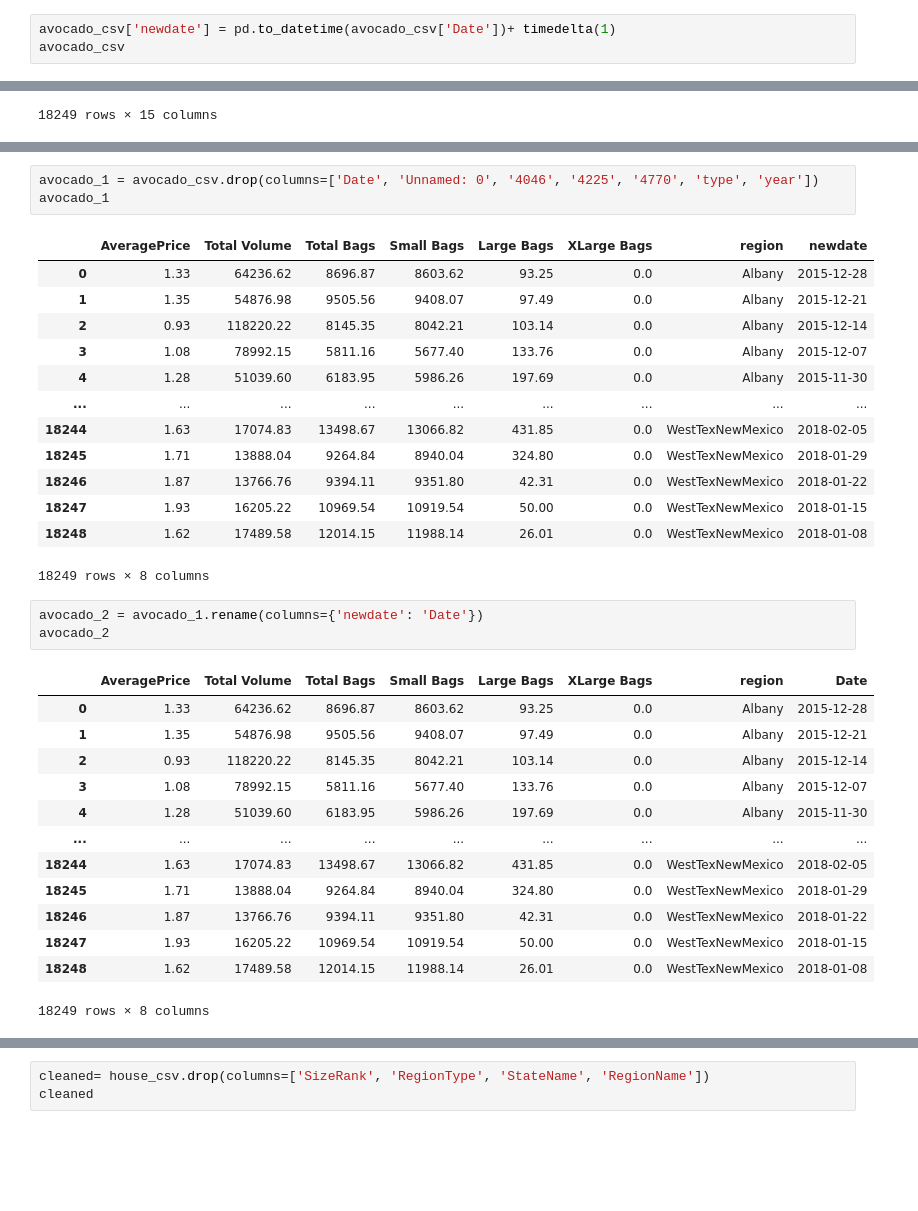
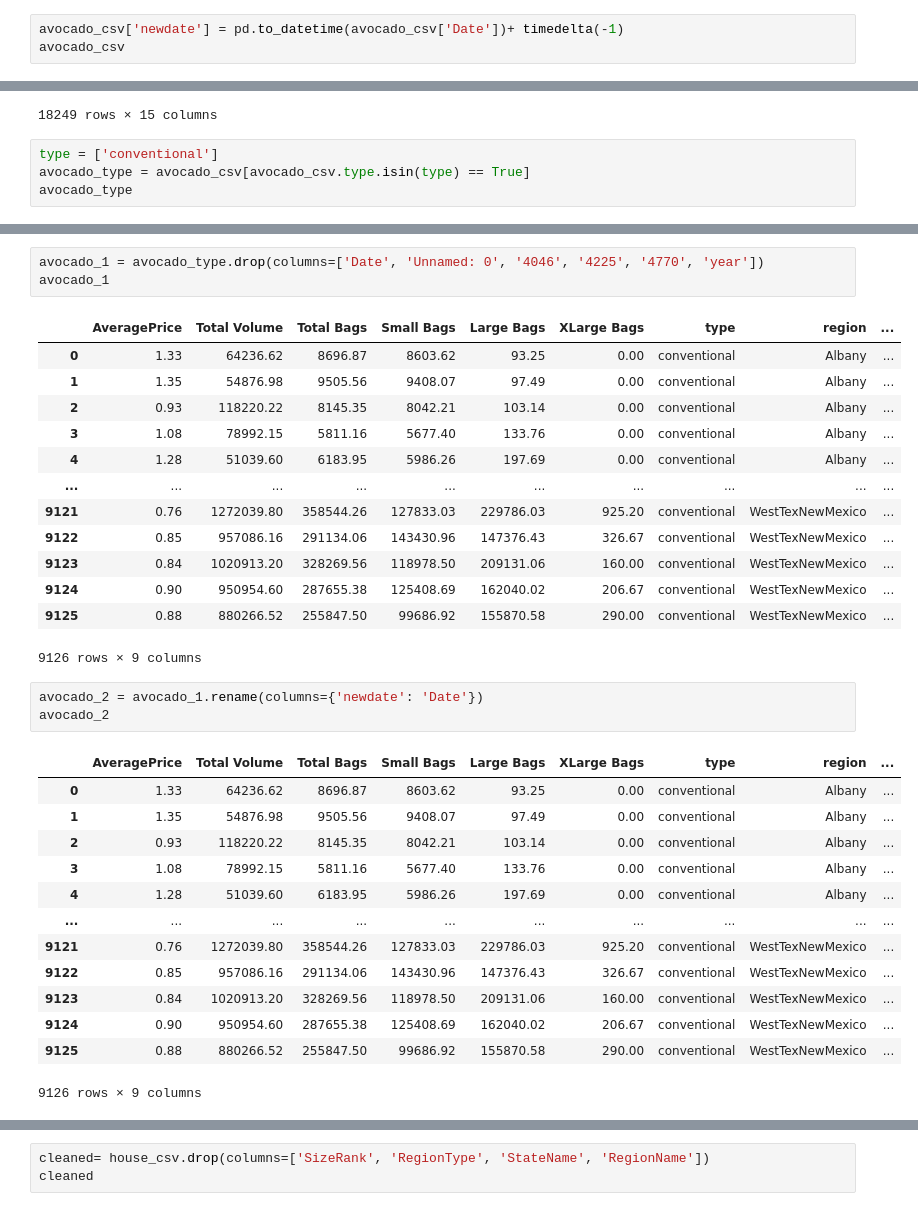
Before and after one commit to reiderwin/project2, a Jupyter notebook: Untitled.ipynb, the cells around one changed output, grey strips where cells are left out. Saved outputs shown, nothing was run; the diff lists cells and outputs as text; blank space fills up the shorter version.

```diff
--- a/Untitled.ipynb
+++ b/Untitled.ipynb
@@ -52,7 +52,7 @@ avocado_csv
 | 18248 | 11 | 2018-01-07 | 1.62 | 17489.58 | 2894.77 | 2356.13 | 224.53 | 12014.15 | 11988.14 | ... |
 18249 rows × 14 columns
 # %%
-avocado_csv['newdate'] = pd.to_datetime(avocado_csv['Date'])+ timedelta(1)
+avocado_csv['newdate'] = pd.to_datetime(avocado_csv['Date'])+ timedelta(-1)
 avocado_csv
 # %% [output]
 |  | Unnamed: 0 | Date | AveragePrice | Total Volume | 4046 | 4225 | 4770 | Total Bags | Small Bags | ... |
@@ -68,3 +68,7 @@ avocado_csv
 | 18247 | 10 | 2018-01-14 | 1.93 | 16205.22 | 1527.63 | 2981.04 | 727.01 | 10969.54 | 10919.54 | ... |
 | 18248 | 11 | 2018-01-07 | 1.62 | 17489.58 | 2894.77 | 2356.13 | 224.53 | 12014.15 | 11988.14 | ... |
 18249 rows × 15 columns
+# %%
+type = ['conventional']
+avocado_type = avocado_csv[avocado_csv.type.isin(type) == True]
+avocado_type
@@ -71,37 +89,37 @@ avocado_csv
 # %%
-avocado_1 = avocado_csv.drop(columns=['Date', 'Unnamed: 0', '4046', '4225', '4770', 'type', 'year'])
+avocado_1 = avocado_type.drop(columns=['Date', 'Unnamed: 0', '4046', '4225', '4770', 'year'])
 avocado_1
 # %% [output]
-|  | AveragePrice | Total Volume | Total Bags | Small Bags | Large Bags | XLarge Bags | region | newdate |
-| 0 | 1.33 | 64236.62 | 8696.87 | 8603.62 | 93.25 | 0.0 | Albany | 2015-12-28 |
-| 1 | 1.35 | 54876.98 | 9505.56 | 9408.07 | 97.49 | 0.0 | Albany | 2015-12-21 |
-| 2 | 0.93 | 118220.22 | 8145.35 | 8042.21 | 103.14 | 0.0 | Albany | 2015-12-14 |
-| 3 | 1.08 | 78992.15 | 5811.16 | 5677.40 | 133.76 | 0.0 | Albany | 2015-12-07 |
-| 4 | 1.28 | 51039.60 | 6183.95 | 5986.26 | 197.69 | 0.0 | Albany | 2015-11-30 |
-| ... | ... | ... | ... | ... | ... | ... | ... | ... |
-| 18244 | 1.63 | 17074.83 | 13498.67 | 13066.82 | 431.85 | 0.0 | WestTexNewMexico | 2018-02-05 |
-| 18245 | 1.71 | 13888.04 | 9264.84 | 8940.04 | 324.80 | 0.0 | WestTexNewMexico | 2018-01-29 |
-| 18246 | 1.87 | 13766.76 | 9394.11 | 9351.80 | 42.31 | 0.0 | WestTexNewMexico | 2018-01-22 |
-| 18247 | 1.93 | 16205.22 | 10969.54 | 10919.54 | 50.00 | 0.0 | WestTexNewMexico | 2018-01-15 |
-| 18248 | 1.62 | 17489.58 | 12014.15 | 11988.14 | 26.01 | 0.0 | WestTexNewMexico | 2018-01-08 |
+|  | AveragePrice | Total Volume | Total Bags | Small Bags | Large Bags | XLarge Bags | type | region | ... |
+| 0 | 1.33 | 64236.62 | 8696.87 | 8603.62 | 93.25 | 0.00 | conventional | Albany | ... |
+| 1 | 1.35 | 54876.98 | 9505.56 | 9408.07 | 97.49 | 0.00 | conventional | Albany | ... |
+| 2 | 0.93 | 118220.22 | 8145.35 | 8042.21 | 103.14 | 0.00 | conventional | Albany | ... |
+| 3 | 1.08 | 78992.15 | 5811.16 | 5677.40 | 133.76 | 0.00 | conventional | Albany | ... |
+| 4 | 1.28 | 51039.60 | 6183.95 | 5986.26 | 197.69 | 0.00 | conventional | Albany | ... |
+| ... | ... | ... | ... | ... | ... | ... | ... | ... | ... |
+| 9121 | 0.76 | 1272039.80 | 358544.26 | 127833.03 | 229786.03 | 925.20 | conventional | WestTexNewMexico | ... |
+| 9122 | 0.85 | 957086.16 | 291134.06 | 143430.96 | 147376.43 | 326.67 | conventional | WestTexNewMexico | ... |
+| 9123 | 0.84 | 1020913.20 | 328269.56 | 118978.50 | 209131.06 | 160.00 | conventional | WestTexNewMexico | ... |
+| 9124 | 0.90 | 950954.60 | 287655.38 | 125408.69 | 162040.02 | 206.67 | conventional | WestTexNewMexico | ... |
+| 9125 | 0.88 | 880266.52 | 255847.50 | 99686.92 | 155870.58 | 290.00 | conventional | WestTexNewMexico | ... |
-18249 rows × 8 columns
+9126 rows × 9 columns
 # %%
 avocado_2 = avocado_1.rename(columns={'newdate': 'Date'})
 avocado_2
 # %% [output]
-|  | AveragePrice | Total Volume | Total Bags | Small Bags | Large Bags | XLarge Bags | region | Date |
-| 0 | 1.33 | 64236.62 | 8696.87 | 8603.62 | 93.25 | 0.0 | Albany | 2015-12-28 |
-| 1 | 1.35 | 54876.98 | 9505.56 | 9408.07 | 97.49 | 0.0 | Albany | 2015-12-21 |
-| 2 | 0.93 | 118220.22 | 8145.35 | 8042.21 | 103.14 | 0.0 | Albany | 2015-12-14 |
-| 3 | 1.08 | 78992.15 | 5811.16 | 5677.40 | 133.76 | 0.0 | Albany | 2015-12-07 |
-| 4 | 1.28 | 51039.60 | 6183.95 | 5986.26 | 197.69 | 0.0 | Albany | 2015-11-30 |
-| ... | ... | ... | ... | ... | ... | ... | ... | ... |
-| 18244 | 1.63 | 17074.83 | 13498.67 | 13066.82 | 431.85 | 0.0 | WestTexNewMexico | 2018-02-05 |
-| 18245 | 1.71 | 13888.04 | 9264.84 | 8940.04 | 324.80 | 0.0 | WestTexNewMexico | 2018-01-29 |
-| 18246 | 1.87 | 13766.76 | 9394.11 | 9351.80 | 42.31 | 0.0 | WestTexNewMexico | 2018-01-22 |
-| 18247 | 1.93 | 16205.22 | 10969.54 | 10919.54 | 50.00 | 0.0 | WestTexNewMexico | 2018-01-15 |
-| 18248 | 1.62 | 17489.58 | 12014.15 | 11988.14 | 26.01 | 0.0 | WestTexNewMexico | 2018-01-08 |
+|  | AveragePrice | Total Volume | Total Bags | Small Bags | Large Bags | XLarge Bags | type | region | ... |
+| 0 | 1.33 | 64236.62 | 8696.87 | 8603.62 | 93.25 | 0.00 | conventional | Albany | ... |
+| 1 | 1.35 | 54876.98 | 9505.56 | 9408.07 | 97.49 | 0.00 | conventional | Albany | ... |
+| 2 | 0.93 | 118220.22 | 8145.35 | 8042.21 | 103.14 | 0.00 | conventional | Albany | ... |
+| 3 | 1.08 | 78992.15 | 5811.16 | 5677.40 | 133.76 | 0.00 | conventional | Albany | ... |
+| 4 | 1.28 | 51039.60 | 6183.95 | 5986.26 | 197.69 | 0.00 | conventional | Albany | ... |
+| ... | ... | ... | ... | ... | ... | ... | ... | ... | ... |
+| 9121 | 0.76 | 1272039.80 | 358544.26 | 127833.03 | 229786.03 | 925.20 | conventional | WestTexNewMexico | ... |
+| 9122 | 0.85 | 957086.16 | 291134.06 | 143430.96 | 147376.43 | 326.67 | conventional | WestTexNewMexico | ... |
+| 9123 | 0.84 | 1020913.20 | 328269.56 | 118978.50 | 209131.06 | 160.00 | conventional | WestTexNewMexico | ... |
+| 9124 | 0.90 | 950954.60 | 287655.38 | 125408.69 | 162040.02 | 206.67 | conventional | WestTexNewMexico | ... |
+| 9125 | 0.88 | 880266.52 | 255847.50 | 99686.92 | 155870.58 | 290.00 | conventional | WestTexNewMexico | ... |
-18249 rows × 8 columns
+9126 rows × 9 columns
 # %%
 cities = ['Atlanta', 'NewYork', 'Chicago', 'Austin', 'LosAngeles', 'SanFrancisco', 'Seattle', 'Portland', 'Nashville', 'Miami']
 avocado_3 = avocado_2[avocado_2.region.isin(cities) == True]
```
Also changed, not shown: parts of 14 cells of this notebook.
